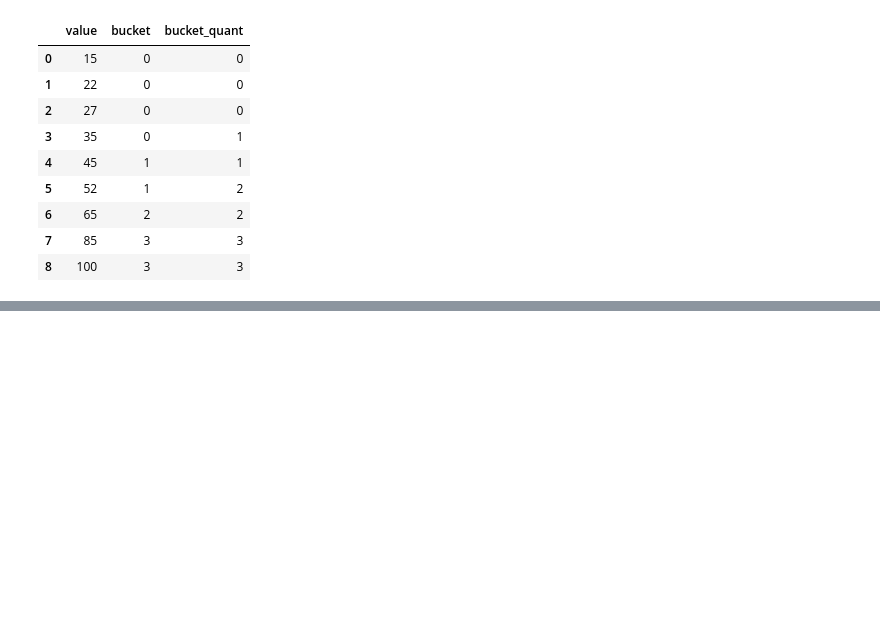
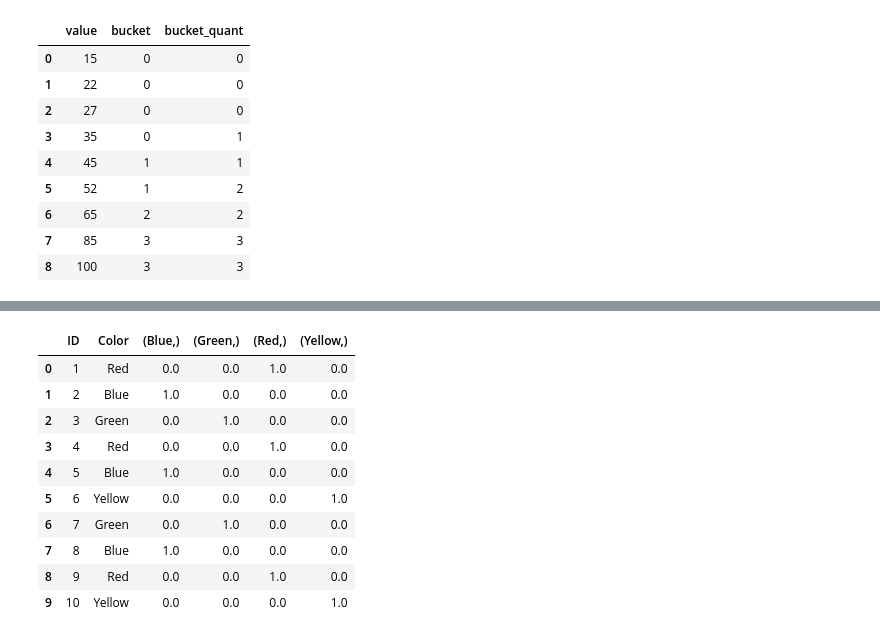
Before and after one commit to bytesbyt/ds_preparing_data, a Jupyter notebook: normalising.ipynb, the cells around one changed output, grey strips where cells are left out. Cells and saved outputs as stored; diff of their text form; code cells hidden in the pictures; blank space fills up the shorter version.

Commit message:
Add onehotencoder

```diff
--- a/normalising.ipynb
+++ b/normalising.ipynb
@@ -172,3 +171,9 @@ number_df
 | 6 | 65 | 2 | 2 |
 | 7 | 85 | 3 | 3 |
 | 8 | 100 | 3 | 3 |
+# %%
+# Categorical variables
+# One-hot encoding
+# load the color dataser
+color = pd.read_csv('color.csv')
+color
@@ -174,0 +192,27 @@ number_df
+# %%
+# Initialise the onehotencoder
+
+encoder = OneHotEncoder(sparse_output = False)
+
+# Fit and transform the color
+
+encoded_color = encoder.fit_transform(color[['Color']])
+
+# Put it in a dataframe
+encoded_df = pd.DataFrame(encoded_color, columns=encoder.categories_[0])
+
+# Concatenate the array alongside the dataframe
+new_color = pd.concat([color, encoded_df], axis= 1)
+new_color
+# %% [output]
+|  | ID | Color | (Blue,) | (Green,) | (Red,) | (Yellow,) |
+| 0 | 1 | Red | 0.0 | 0.0 | 1.0 | 0.0 |
+| 1 | 2 | Blue | 1.0 | 0.0 | 0.0 | 0.0 |
+| 2 | 3 | Green | 0.0 | 1.0 | 0.0 | 0.0 |
+| 3 | 4 | Red | 0.0 | 0.0 | 1.0 | 0.0 |
+| 4 | 5 | Blue | 1.0 | 0.0 | 0.0 | 0.0 |
+| 5 | 6 | Yellow | 0.0 | 0.0 | 0.0 | 1.0 |
+| 6 | 7 | Green | 0.0 | 1.0 | 0.0 | 0.0 |
+| 7 | 8 | Blue | 1.0 | 0.0 | 0.0 | 0.0 |
+| 8 | 9 | Red | 0.0 | 0.0 | 1.0 | 0.0 |
+| 9 | 10 | Yellow | 0.0 | 0.0 | 0.0 | 1.0 |
```
Also changed, not shown: parts of 3 cells of this notebook.
